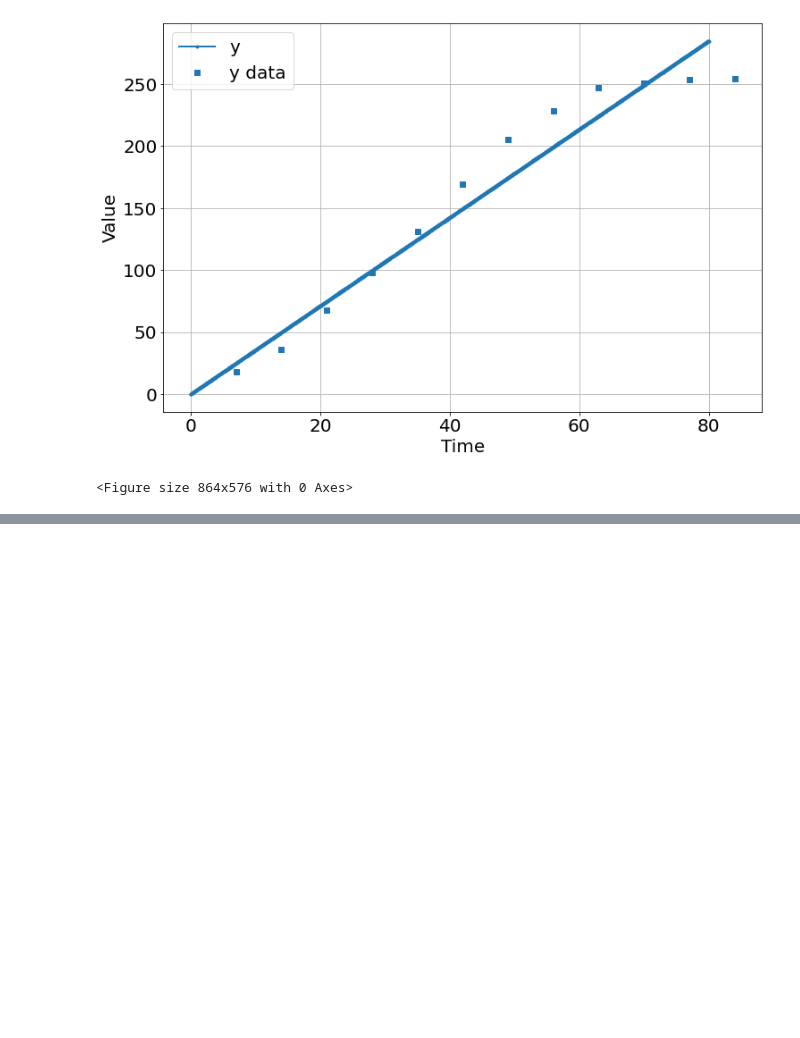
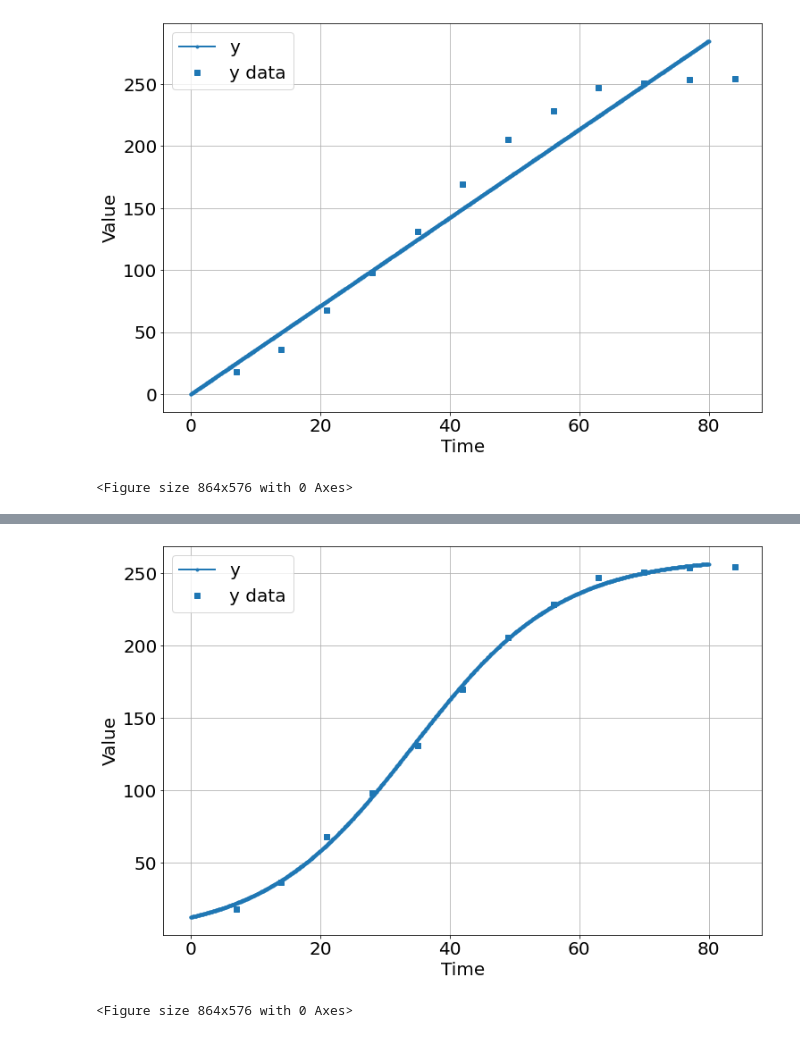
Before and after one commit to bblais/Computer-Programming-for-the-Sciences-Spring-2022, a Jupyter notebook: Sprint #3 - Parameter Fitting and Scientific Questions/2022-03-22 - lmfit with pyndamics.ipynb, the cells around one changed output, grey strips where cells are left out. Cells and saved outputs as stored; diff of their text form; code cells hidden in the pictures; blank space fills up the shorter version.

```diff
--- a/Sprint #3 - Parameter Fitting and Scientific Questions/2022-03-22 - lmfit with pyndamics.ipynb
+++ b/Sprint #3 - Parameter Fitting and Scientific Questions/2022-03-22 - lmfit with pyndamics.ipynb
@@ -54,0 +149,5 @@ sim.run(80)
+# %%
+sim.run(80)
+# %% [output]
+[figure, added]
+<Figure size 864x576 with 0 Axes>
```
Also changed, not shown: parts of 8 cells of this notebook, 1 other file.
